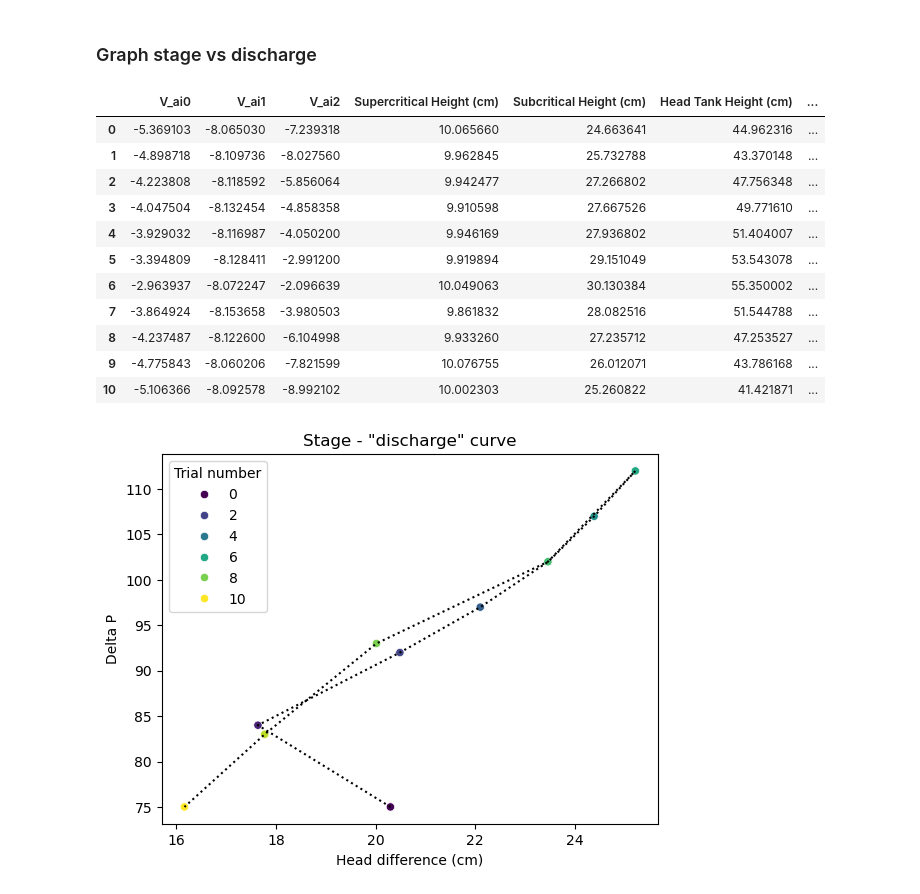
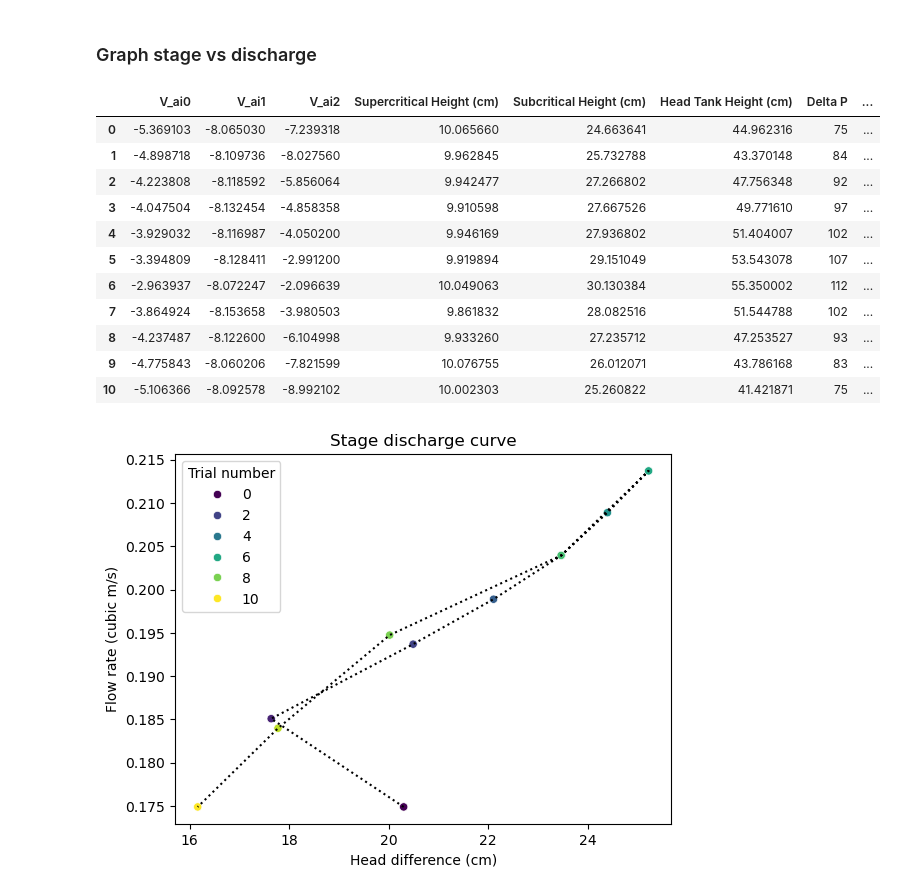
Before and after one commit to clairewang23/hre-model, a Jupyter notebook: Lab/sensor_data/exp1/Experiment1_Processing.ipynb, the cells around one changed output. Saved outputs shown, nothing was run; the diff lists cells and outputs as text; code cells hidden in the pictures.

```diff
--- a/Lab/sensor_data/exp1/Experiment1_Processing.ipynb
+++ b/Lab/sensor_data/exp1/Experiment1_Processing.ipynb
@@ -168,7 +168,8 @@ Text(0, 0.5, 'Water level (cm)')
 ### Calculate discharge
 # %%
 sensor_data['Delta P'] = np.array([75, 84, 92, 97, 102, 107, 112, 102, 93, 83, 75]) # from venturi meter
-# need to figure out how to get Q from delta P
+
+sensor_data['Q (m3/s)'] = 0.1753*(sensor_data['Delta P']/75.36)**(1/2)
 # %% [markdown]
 ### Calculate head difference
 # %%
@@ -178,26 +179,26 @@ sensor_data['Head diff (cm)'] = sensor_data['Head Tank Height (cm)'] - sensor_da
 # %%
 import seaborn as sns
 # %%
-sns.scatterplot(x='Head diff (cm)', y='Delta P', hue=np.arange(0, len(sensor_data)), data=sensor_data, palette='viridis')
-plt.plot(sensor_data['Head diff (cm)'], sensor_data['Delta P'], color='black', linestyle=':')
+sns.scatterplot(x='Head diff (cm)', y='Q (m3/s)', hue=np.arange(0, len(sensor_data)), data=sensor_data, palette='viridis')
+plt.plot(sensor_data['Head diff (cm)'], sensor_data['Q (m3/s)'], color='black', linestyle=':')
 #sns.lineplot(x='Head diff (cm)', y='Delta P', data=sensor_data)
 plt.xlabel('Head difference (cm)')
-plt.ylabel('Delta P')
+plt.ylabel('Flow rate (cubic m/s)')
 plt.legend(title='Trial number')
-plt.title('Stage - "discharge" curve')
+plt.title('Stage discharge curve')
 
 display(sensor_data)
 # %% [output]
-|  | V_ai0 | V_ai1 | V_ai2 | Supercritical Height (cm) | Subcritical Height (cm) | Head Tank Height (cm) | ... |
-| 0 | -5.369103 | -8.065030 | -7.239318 | 10.065660 | 24.663641 | 44.962316 | ... |
-| 1 | -4.898718 | -8.109736 | -8.027560 | 9.962845 | 25.732788 | 43.370148 | ... |
-| 2 | -4.223808 | -8.118592 | -5.856064 | 9.942477 | 27.266802 | 47.756348 | ... |
-| 3 | -4.047504 | -8.132454 | -4.858358 | 9.910598 | 27.667526 | 49.771610 | ... |
-| 4 | -3.929032 | -8.116987 | -4.050200 | 9.946169 | 27.936802 | 51.404007 | ... |
-| 5 | -3.394809 | -8.128411 | -2.991200 | 9.919894 | 29.151049 | 53.543078 | ... |
-| 6 | -2.963937 | -8.072247 | -2.096639 | 10.049063 | 30.130384 | 55.350002 | ... |
-| 7 | -3.864924 | -8.153658 | -3.980503 | 9.861832 | 28.082516 | 51.544788 | ... |
-| 8 | -4.237487 | -8.122600 | -6.104998 | 9.933260 | 27.235712 | 47.253527 | ... |
-| 9 | -4.775843 | -8.060206 | -7.821599 | 10.076755 | 26.012071 | 43.786168 | ... |
-| 10 | -5.106366 | -8.092578 | -8.992102 | 10.002303 | 25.260822 | 41.421871 | ... |
+|  | V_ai0 | V_ai1 | V_ai2 | Supercritical Height (cm) | Subcritical Height (cm) | Head Tank Height (cm) | Delta P | ... |
+| 0 | -5.369103 | -8.065030 | -7.239318 | 10.065660 | 24.663641 | 44.962316 | 75 | ... |
+| 1 | -4.898718 | -8.109736 | -8.027560 | 9.962845 | 25.732788 | 43.370148 | 84 | ... |
+| 2 | -4.223808 | -8.118592 | -5.856064 | 9.942477 | 27.266802 | 47.756348 | 92 | ... |
+| 3 | -4.047504 | -8.132454 | -4.858358 | 9.910598 | 27.667526 | 49.771610 | 97 | ... |
+| 4 | -3.929032 | -8.116987 | -4.050200 | 9.946169 | 27.936802 | 51.404007 | 102 | ... |
+| 5 | -3.394809 | -8.128411 | -2.991200 | 9.919894 | 29.151049 | 53.543078 | 107 | ... |
+| 6 | -2.963937 | -8.072247 | -2.096639 | 10.049063 | 30.130384 | 55.350002 | 112 | ... |
+| 7 | -3.864924 | -8.153658 | -3.980503 | 9.861832 | 28.082516 | 51.544788 | 102 | ... |
+| 8 | -4.237487 | -8.122600 | -6.104998 | 9.933260 | 27.235712 | 47.253527 | 93 | ... |
+| 9 | -4.775843 | -8.060206 | -7.821599 | 10.076755 | 26.012071 | 43.786168 | 83 | ... |
+| 10 | -5.106366 | -8.092578 | -8.992102 | 10.002303 | 25.260822 | 41.421871 | 75 | ... |
-[figure, old version]
+[figure, new version]
```
Also changed, not shown: 15 other files.
